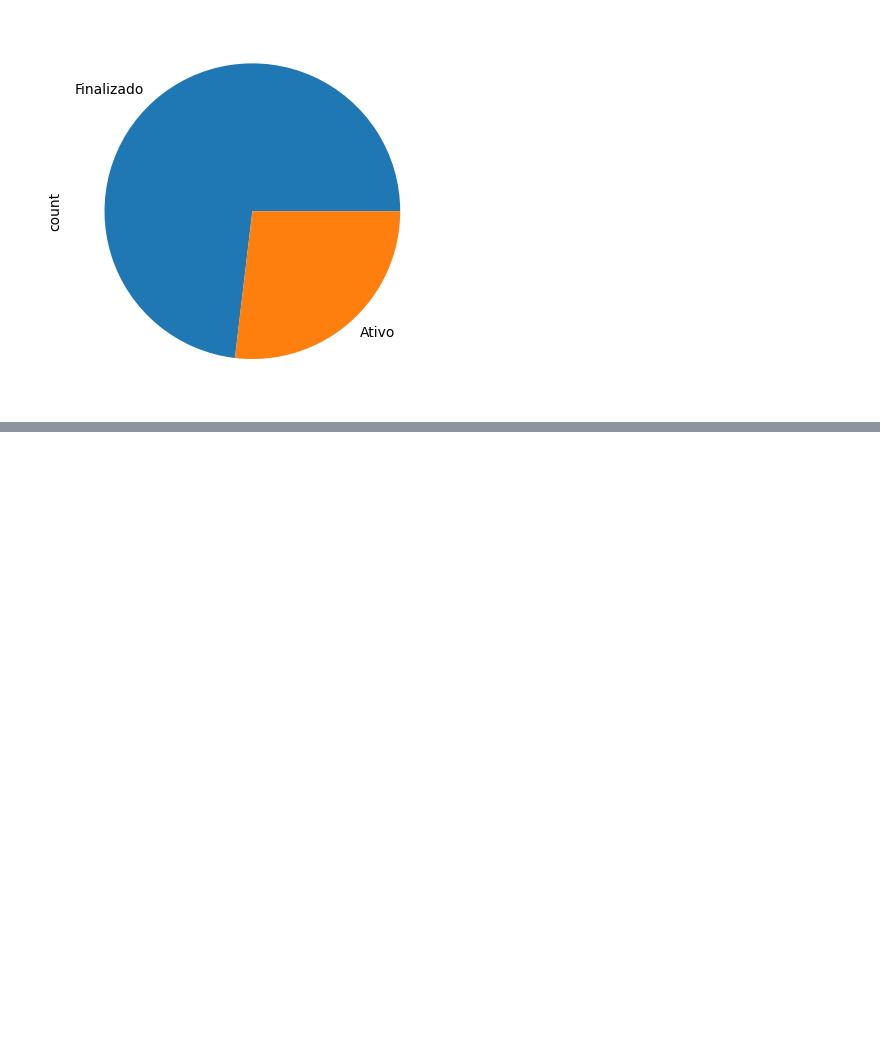
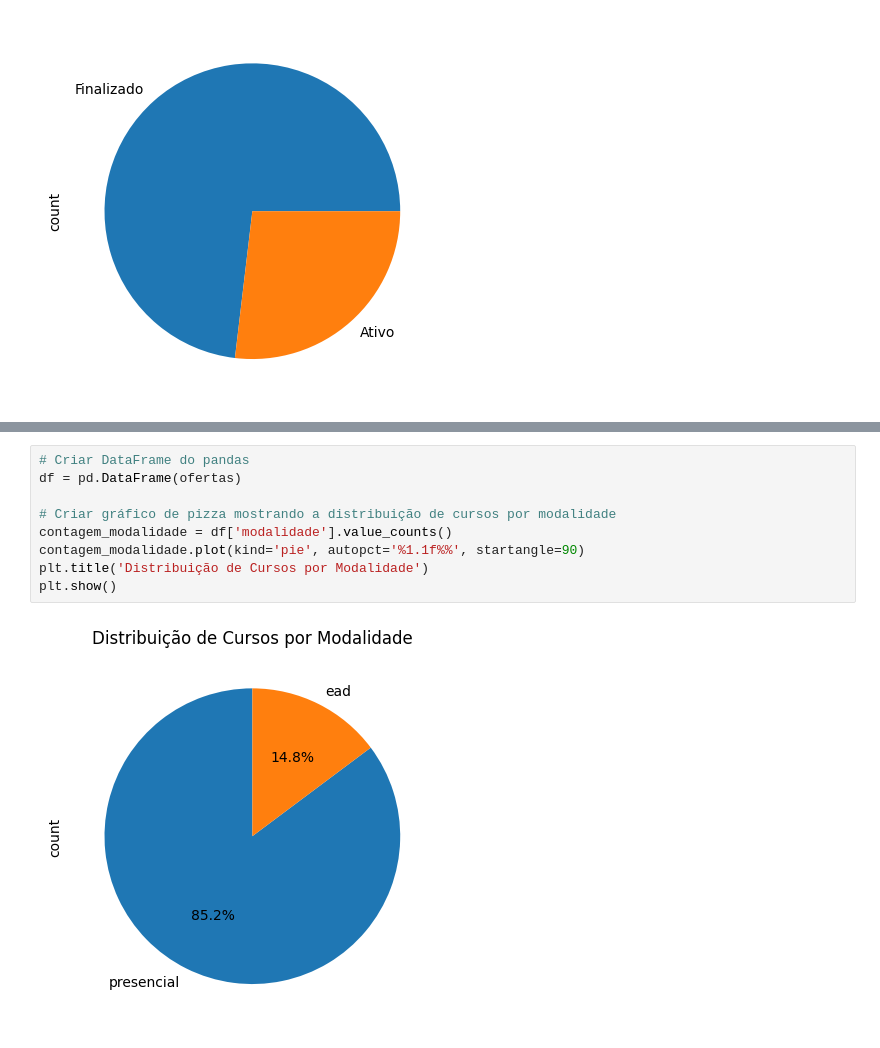
Before and after one commit to leticiaholsback/Projeto_Tec_de_Programacao__ADAtech, a Jupyter notebook: AdaTech_Dados_Projeto.ipynb, the cells around one changed output, grey strips where cells are left out. Drawn from its saved outputs; the diff is of its cells as text; blank space fills up the shorter version.

```diff
--- a/AdaTech_Dados_Projeto.ipynb
+++ b/AdaTech_Dados_Projeto.ipynb
@@ -271,0 +574,11 @@ df1['SITUACAO_ATIVO'].value_counts().plot(kind='pie')
+# %%
+# Criar DataFrame do pandas
+df = pd.DataFrame(ofertas)
+
+# Criar gráfico de pizza mostrando a distribuição de cursos por modalidade
+contagem_modalidade = df['modalidade'].value_counts()
+contagem_modalidade.plot(kind='pie', autopct='%1.1f%%', startangle=90)
+plt.title('Distribuição de Cursos por Modalidade')
+plt.show()
+# %% [output]
+[figure, added]
```
Also changed, not shown: parts of 7 cells of this notebook, 1 other file.
